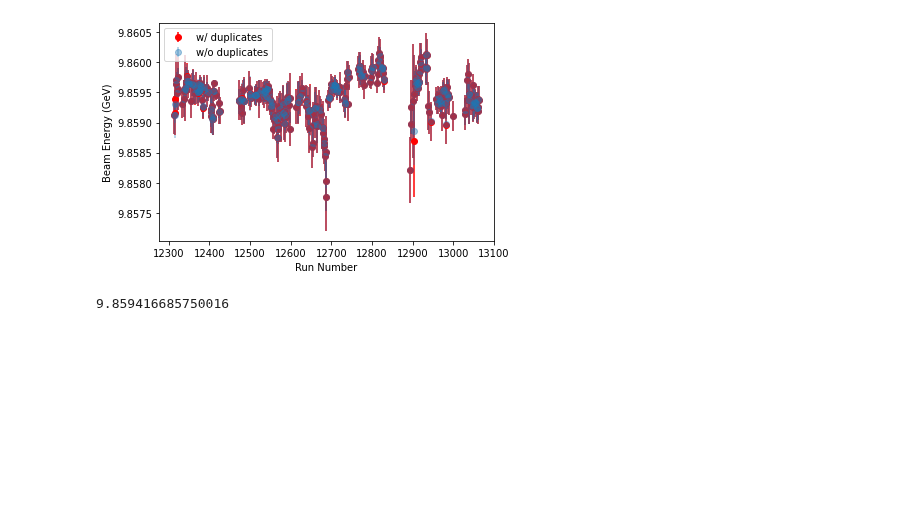
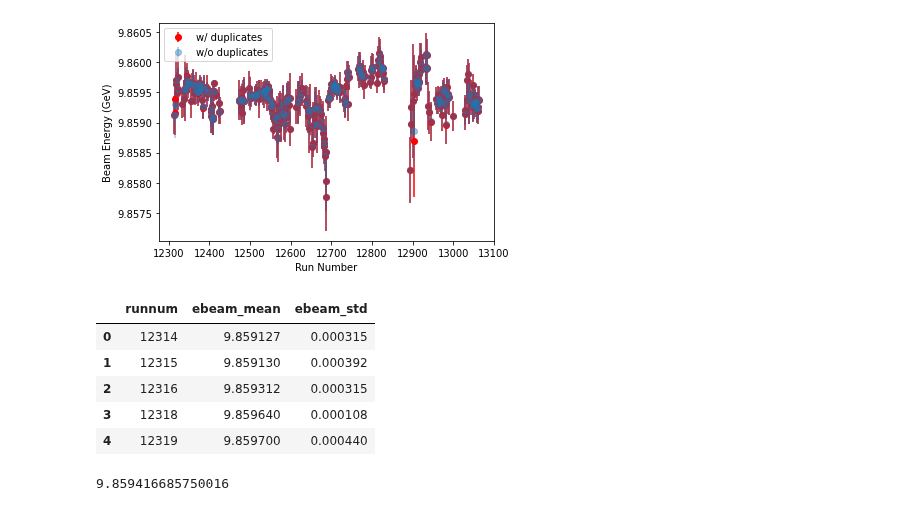
Before and after one commit to provakar1994/gmn_ana, a Jupyter notebook: scripts/epics/sbs11_ld2_ebeam_ana.ipynb, the cells around one changed output. Cells and saved outputs as stored; diff of their text form; code cells hidden in the pictures; blank space fills up the shorter version.

```diff
--- a/scripts/epics/sbs11_ld2_ebeam_ana.ipynb
+++ b/scripts/epics/sbs11_ld2_ebeam_ana.ipynb
@@ -30,7 +30,7 @@ import pandas as pd
 import matplotlib.pyplot as plt
 import hist
 # %%
-sbs11_ld2 = pd.DataFrame(pd.read_csv("get_HALLA_p_prun_SBS11_LD2.csv"))
+sbs11_ld2 = pd.DataFrame(pd.read_csv("epout/get_HALLA_p_prun_SBS11_LD2.csv"))
 #sbs11_ld2 = sbs11_ld2.sort_values('evnum') #sort in terms of evnum
 sbs11_ld2['HALLA_p_gev'] = sbs11_ld2['HALLA_p'] / 1000.0
 sbs11_ld2
@@ -280,15 +280,22 @@ plt.show()
 # %%
 # Getting tables with HALLA_p_mean and HALLA_p_std per run and saving the values in a CSV file
 trun_nz_nd = sbs11_ld2_mean_std_p_run_nz_nd['runnum']
 #sbs11_ld2_nonzero_ebeam_mean_std_p_run_nz_nd['HALLA_p_gev']['mean']
 tmean_nz_nd = sbs11_ld2_mean_std_p_run_nz_nd['HALLA_p_gev']['mean']
 tstd_nz_nd = sbs11_ld2_mean_std_p_run_nz_nd['HALLA_p_gev']['std']
 tm1_nz_nd = pd.merge(trun_nz_nd, tmean_nz_nd, left_index=True, right_index=True)
 test_table_nz_nd = pd.merge(tm1_nz_nd, tstd_nz_nd, left_index=True, right_index=True)
 test_table_nz_nd.columns = ['runnum', 'ebeam_mean', 'ebeam_std']
 test_table_nz_nd.head()
 # write out a csv file
-test_table_nz_nd.to_csv('../../DB/avg_ebeam_prun_sbs11_LD2.csv', index=False)
+#test_table_nz_nd.to_csv('../../DB/avg_ebeam_prun_sbs11_LD2.csv', index=False)
+# %% [output]
+|  | runnum | ebeam_mean | ebeam_std |
+| 0 | 12314 | 9.859127 | 0.000315 |
+| 1 | 12315 | 9.859130 | 0.000392 |
+| 2 | 12316 | 9.859312 | 0.000315 |
+| 3 | 12318 | 9.859640 | 0.000108 |
+| 4 | 12319 | 9.859700 | 0.000440 |
 # %%
 #test_table_nz_nd['ebeam_std'].max() - test_table_nz['ebeam_std'].max()
 #test_table_nz_nd['ebeam_std'][test_table_nz_nd['runnum'] != 12902].max()
```
Also changed, not shown: 19 other files.
